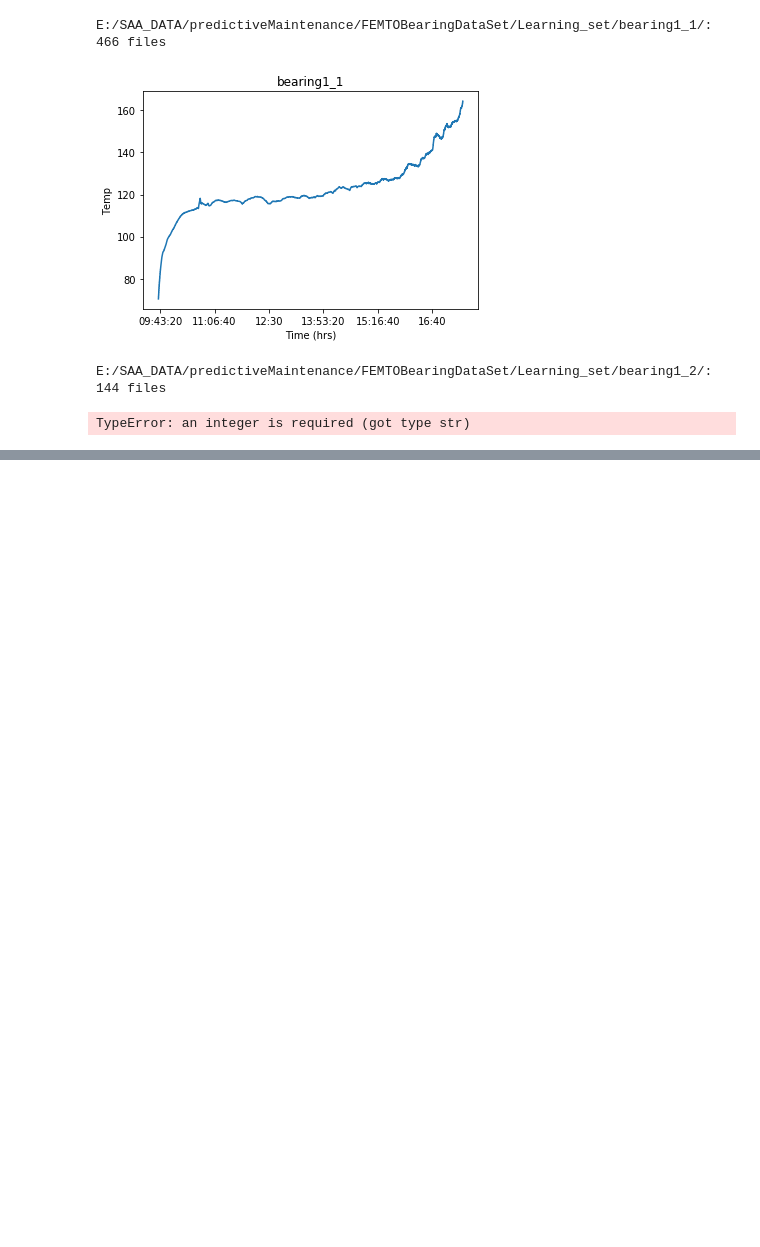
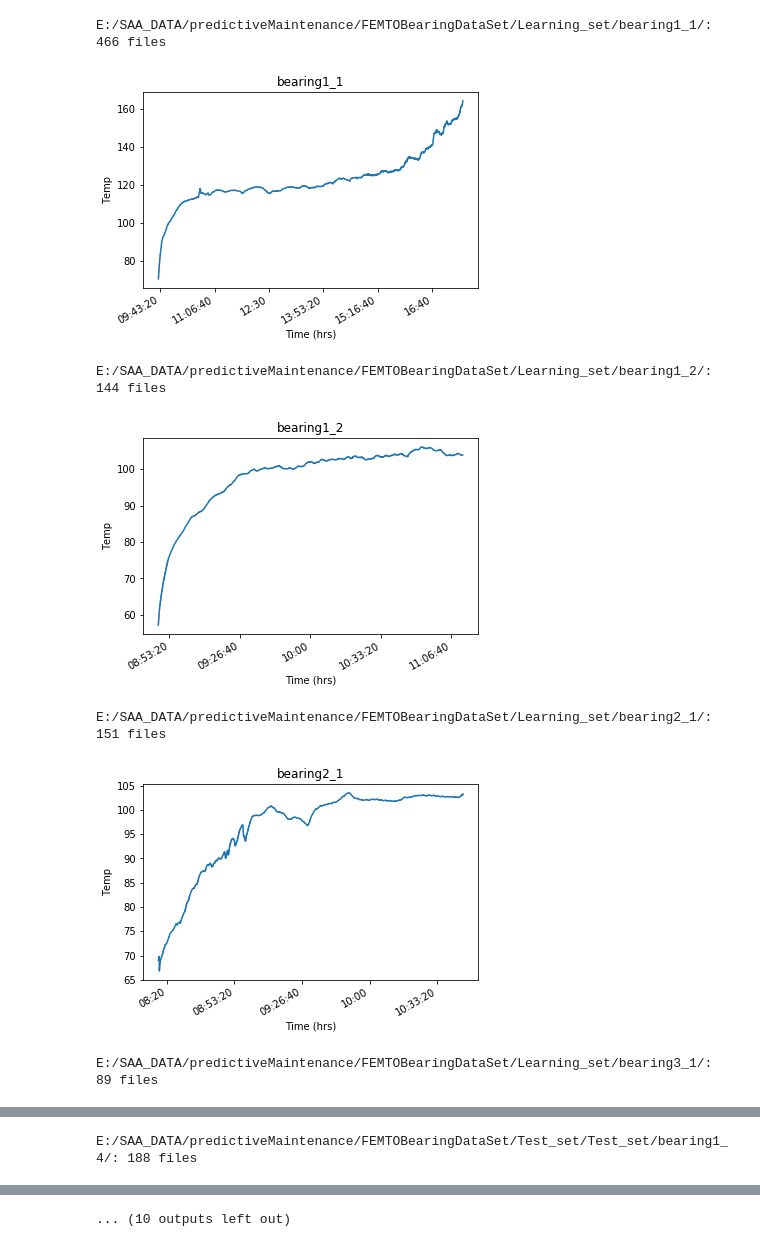
Before and after one commit to chenzhengkun7/PredictiveMaintenance, a Jupyter notebook: notebooks/20180606_temperatuur_data.ipynb, the cells around one changed output, grey strips where cells are left out. Cells and saved outputs as stored; diff of their text form; code cells hidden in the pictures; blank space fills up the shorter version.

```diff
--- a/notebooks/20180606_temperatuur_data.ipynb
+++ b/notebooks/20180606_temperatuur_data.ipynb
@@ -42,7 +44,7 @@ def constructTimeSignalWithTimestamp(bearing_folder):
 
     for nr in range(1, nrFiles+1):
         filename = bearing_folder + fileformat.format(nr)
-        csvContents = pd.read_csv(filename,names=column_names)
+        csvContents = pd.read_csv(filename,names=column_names, sep=';|,', engine='python')
         nwtimestamps = [datetime.time(hour=hr, minute=mn, second=sc)
                         for (hr,mn,sc) in zip(csvContents['hour'],csvContents['minute'], csvContents['second'])]
         signal = np.append(signal, np.array(csvContents['temp']))
@@ -51,23 +53,28 @@ def constructTimeSignalWithTimestamp(bearing_folder):
 # %%
 for fld in train_folders:
     times, signal = constructTimeSignalWithTimestamp(fld)
     fig = plt.figure()
     plt.title(fld.split('/')[-2])
     plt.plot(times, signal)
+    plt.gcf().autofmt_xdate()
     plt.xlabel('Time (hrs)')
     plt.ylabel('Temp')
     plt.show()
 
 for fld in test_folders:
     times, signal = constructTimeSignalWithTimestamp(fld)
     fig = plt.figure()
     plt.title(fld.split('/')[-2])
     plt.plot(times, signal)
+    plt.gcf().autofmt_xdate()
     plt.xlabel('Time (hrs)')
     plt.ylabel('Temp')
     plt.show()
 # %% [output]
 E:/SAA_DATA/predictiveMaintenance/FEMTOBearingDataSet/Learning_set/bearing1_1/: 466 files
-[figure, old version]
+[figure, new version]
 E:/SAA_DATA/predictiveMaintenance/FEMTOBearingDataSet/Learning_set/bearing1_2/: 144 files
+[figure, added]
-TypeError: an integer is required (got type str)
+E:/SAA_DATA/predictiveMaintenance/FEMTOBearingDataSet/Learning_set/bearing2_1/: 151 files
+[figure, added]
+E:/SAA_DATA/predictiveMaintenance/FEMTOBearingDataSet/Learning_set/bearing3_1/: 89 files
@@ -73,0 +82 @@ TypeError: an integer is required (got type str)
+E:/SAA_DATA/predictiveMaintenance/FEMTOBearingDataSet/Test_set/Test_set/bearing1_4/: 188 files
@@ -73,0 +86 @@ TypeError: an integer is required (got type str)
+... (10 outputs left out)
```
Also changed, not shown: parts of 3 cells of this notebook, 14 other files.
